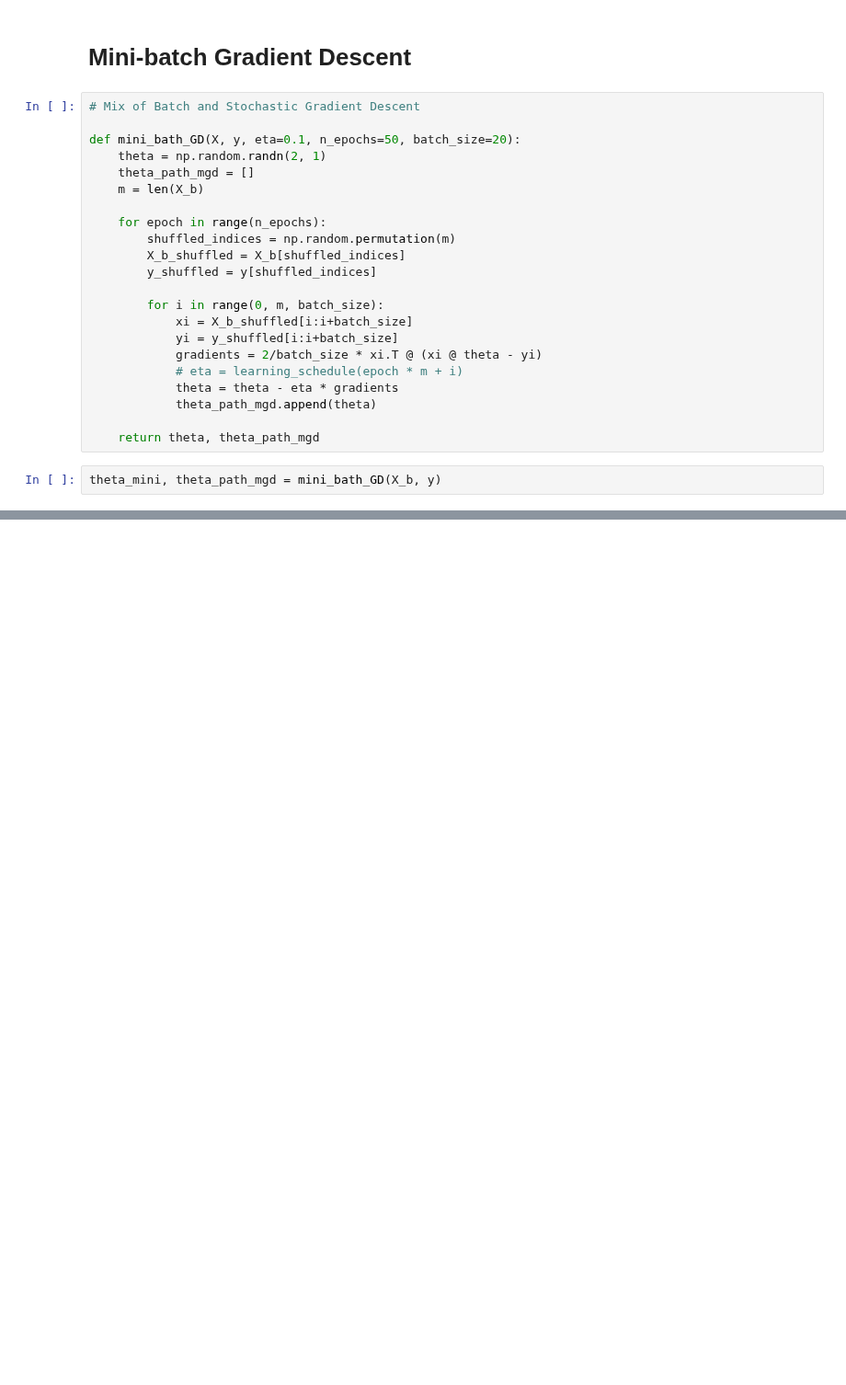
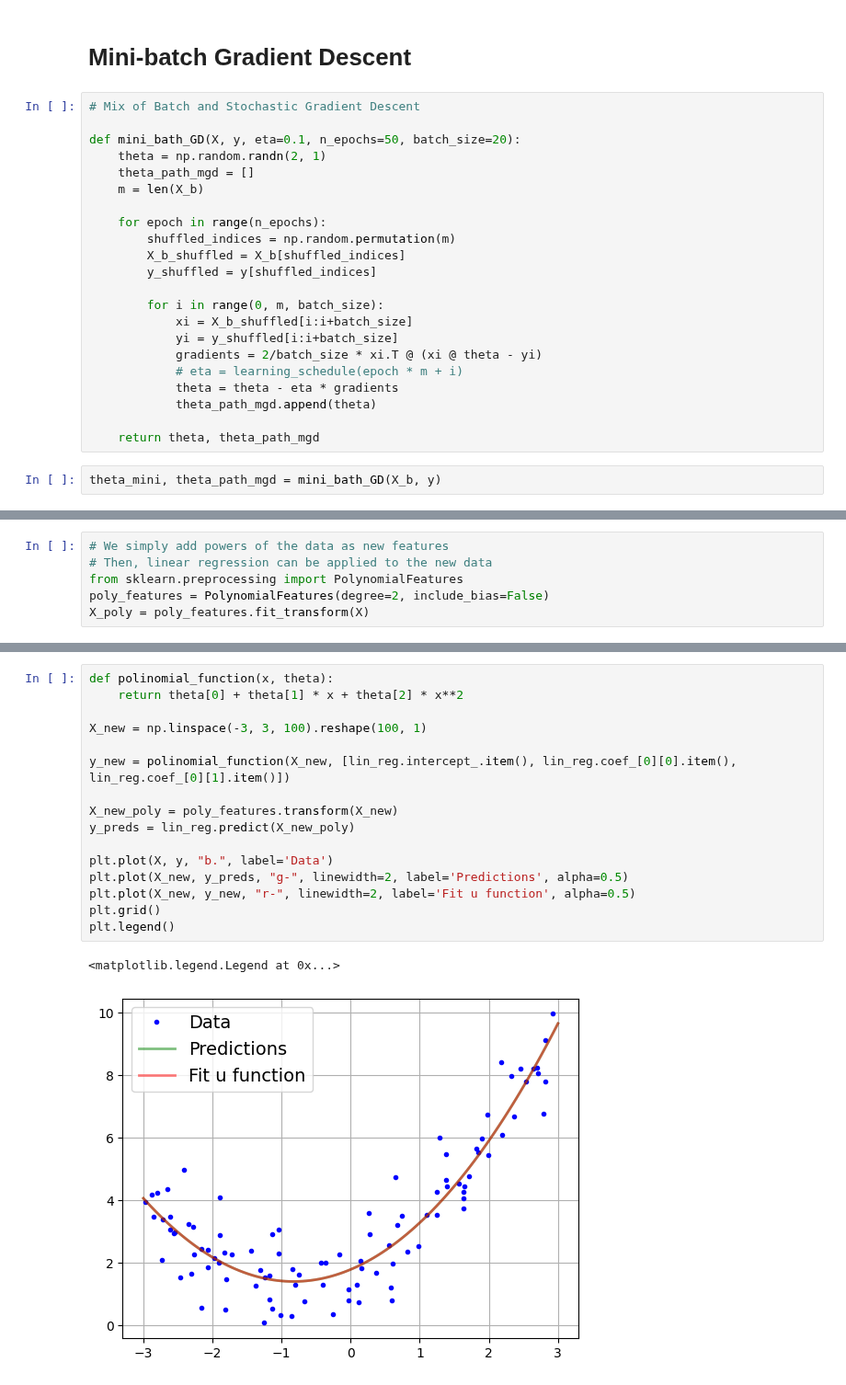
Before and after one commit to MrIsCM/Learning-Machine-Learning, a Jupyter notebook: Notebooks/04_training_linear_models.ipynb, the cells around one changed output, grey strips where cells are left out. Shown at 92% size. Cells and saved outputs as stored; diff of their text form; blank space fills up the shorter version.

```diff
--- a/Notebooks/04_training_linear_models.ipynb
+++ b/Notebooks/04_training_linear_models.ipynb
@@ -321,0 +351,6 @@ plt.legend()
+# %%
+# We simply add powers of the data as new features
+# Then, linear regression can be applied to the new data
+from sklearn.preprocessing import PolynomialFeatures
+poly_features = PolynomialFeatures(degree=2, include_bias=False)
+X_poly = poly_features.fit_transform(X)
@@ -321,0 +369,19 @@ plt.legend()
+# %%
+def polinomial_function(x, theta):
+	return theta[0] + theta[1] * x + theta[2] * x**2
+
+X_new = np.linspace(-3, 3, 100).reshape(100, 1)
+
+y_new = polinomial_function(X_new, [lin_reg.intercept_.item(), lin_reg.coef_[0][0].item(), lin_reg.coef_[0][1].item()])
+
+X_new_poly = poly_features.transform(X_new)
+y_preds = lin_reg.predict(X_new_poly)
+
+plt.plot(X, y, "b.", label='Data')
+plt.plot(X_new, y_preds, "g-", linewidth=2, label='Predictions', alpha=0.5)
+plt.plot(X_new, y_new, "r-", linewidth=2, label='Fit u function', alpha=0.5)
+plt.grid()
+plt.legend()
+# %% [output]
+<matplotlib.legend.Legend at 0x...>
+[figure, added]
```
Also changed, not shown: parts of 11 cells of this notebook.
